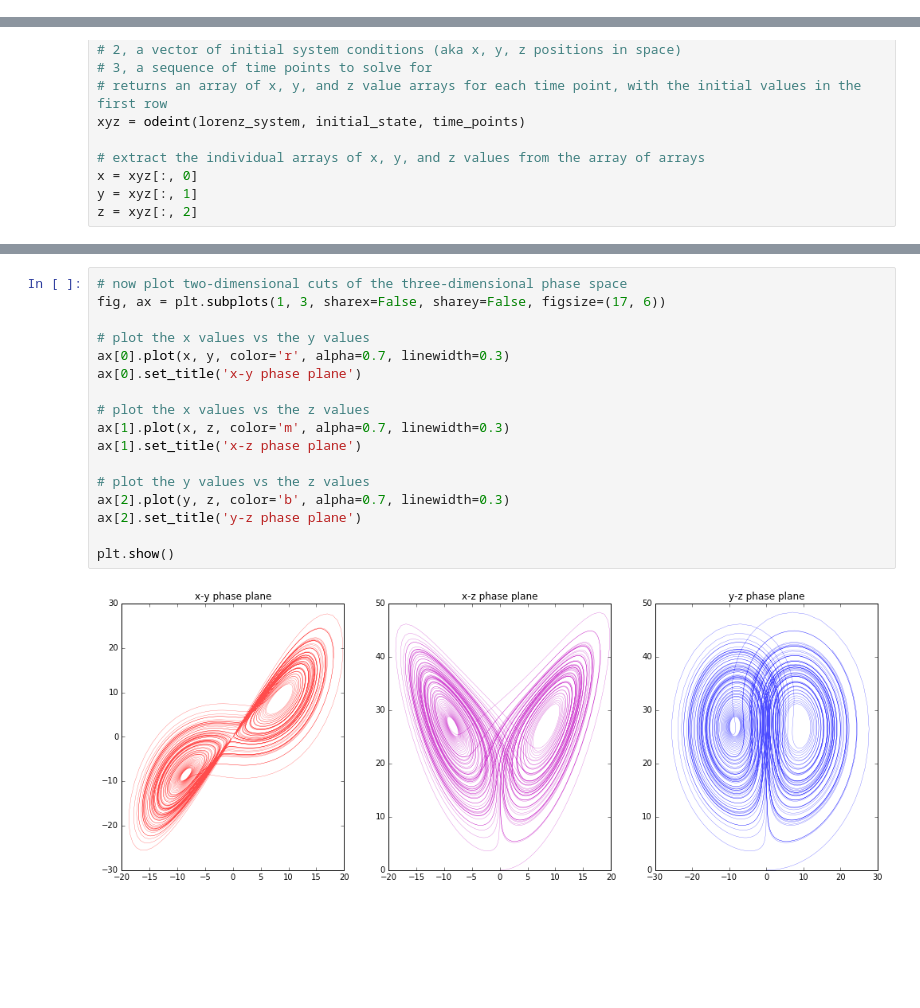
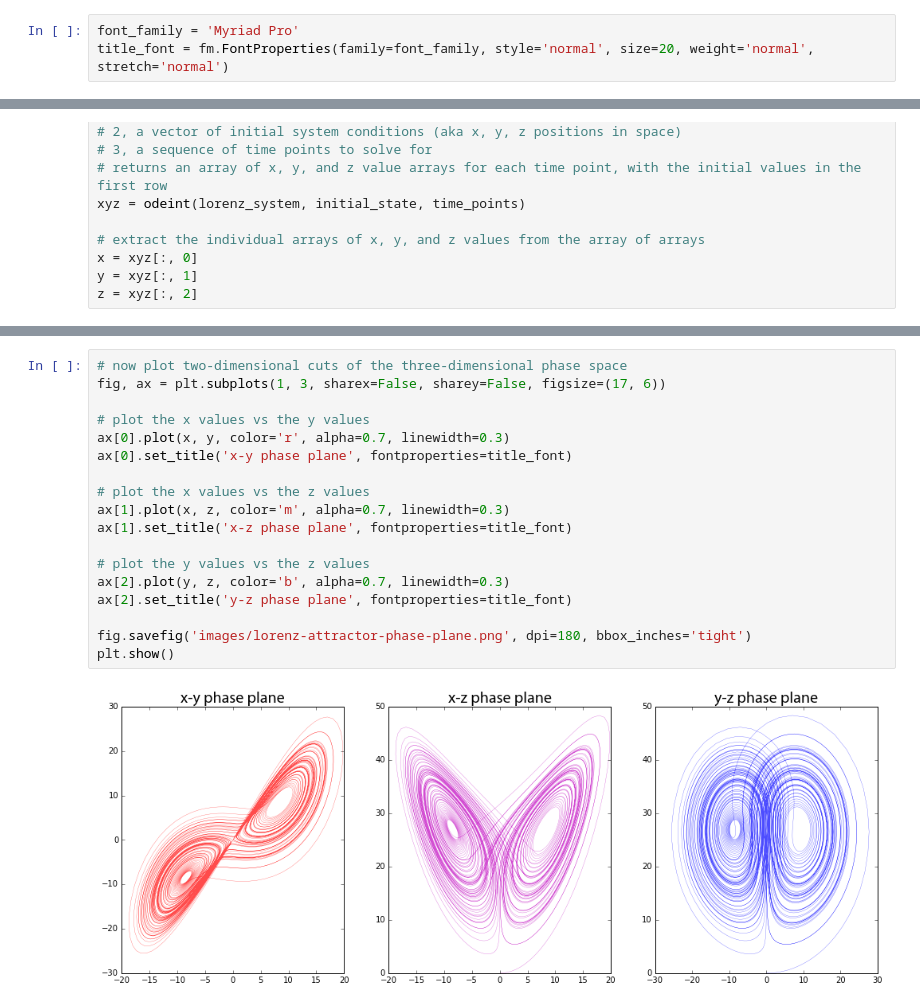
Before and after one commit to gboeing/lorenz-system, a Jupyter notebook: lorenz-system-attractor-visualize.ipynb, the cells around one changed output, grey strips where cells are left out. Saved outputs shown, nothing was run; the diff lists cells and outputs as text; blank space fills up the shorter version.

```diff
--- a/lorenz-system-attractor-visualize.ipynb
+++ b/lorenz-system-attractor-visualize.ipynb
@@ -22,5 +22,8 @@ import numpy as np, matplotlib.pyplot as plt
 from scipy.integrate import odeint
 from mpl_toolkits.mplot3d.axes3d import Axes3D
+# %%
+font_family = 'Myriad Pro'
+title_font = fm.FontProperties(family=font_family, style='normal', size=20, weight='normal', stretch='normal')
 # %%
 # define the initial system state (aka x, y, z positions in space)
 initial_state = [0.1, 0, 0]
@@ -74,19 +82,20 @@ plt.show()
 # %%
 # now plot two-dimensional cuts of the three-dimensional phase space
 fig, ax = plt.subplots(1, 3, sharex=False, sharey=False, figsize=(17, 6))
 
 # plot the x values vs the y values
 ax[0].plot(x, y, color='r', alpha=0.7, linewidth=0.3)
-ax[0].set_title('x-y phase plane')
+ax[0].set_title('x-y phase plane', fontproperties=title_font)
 
 # plot the x values vs the z values
 ax[1].plot(x, z, color='m', alpha=0.7, linewidth=0.3)
-ax[1].set_title('x-z phase plane')
+ax[1].set_title('x-z phase plane', fontproperties=title_font)
 
 # plot the y values vs the z values
 ax[2].plot(y, z, color='b', alpha=0.7, linewidth=0.3)
-ax[2].set_title('y-z phase plane')
+ax[2].set_title('y-z phase plane', fontproperties=title_font)
 
+fig.savefig('images/lorenz-attractor-phase-plane.png', dpi=180, bbox_inches='tight')
 plt.show()
 # %% [output]
-[figure, old version]
+[figure, new version]
```
Also changed, not shown: parts of 2 cells of this notebook, 4 other files.
